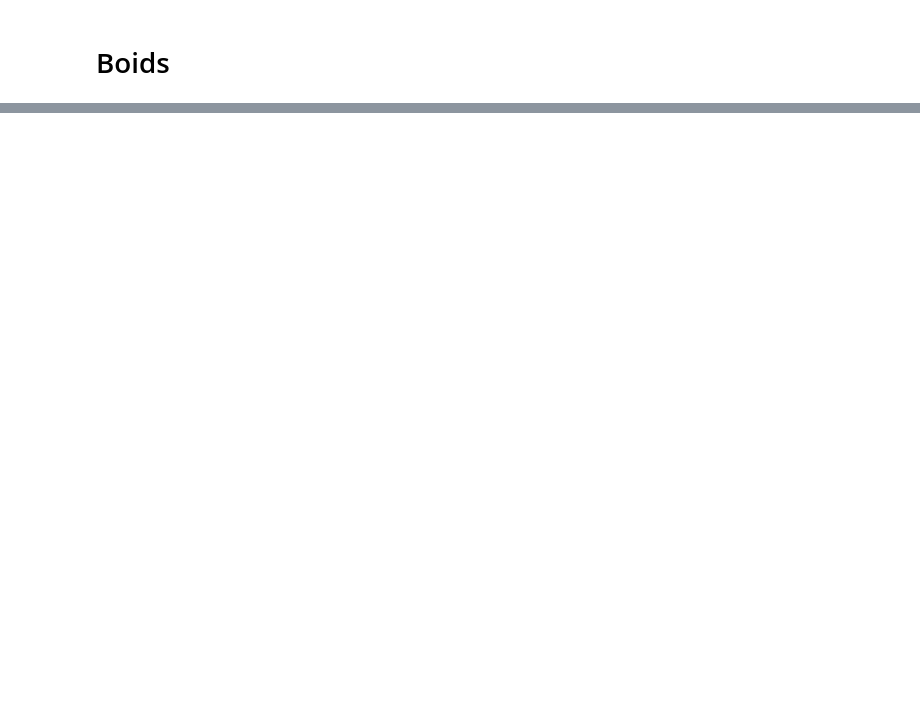
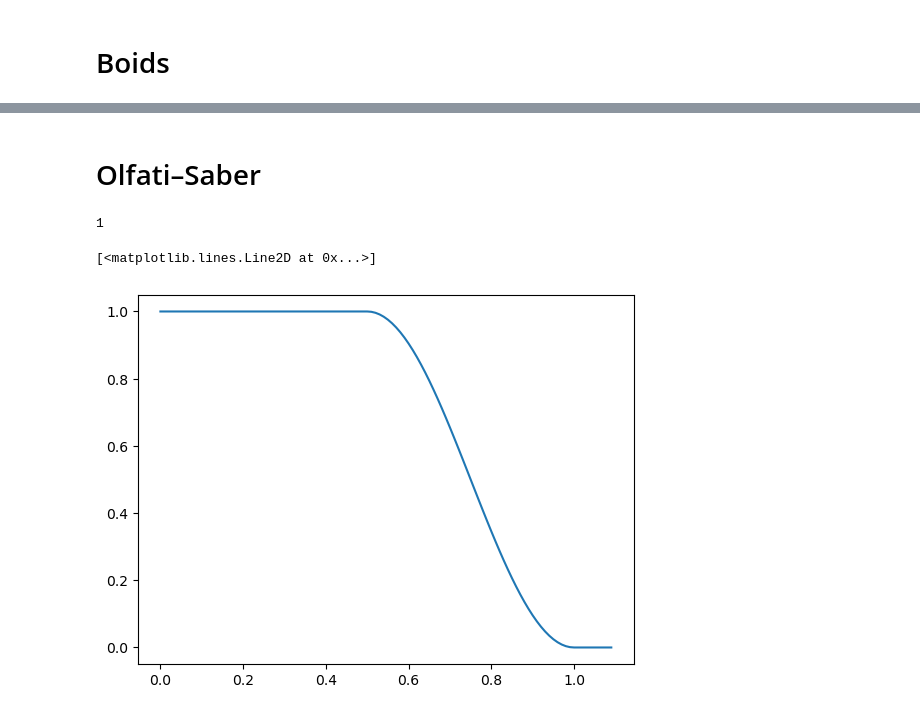
Before and after one commit to valentine-alia/MAE-6870, a Jupyter notebook: hw3/hw3_code_2.ipynb, the cells around one changed output, grey strips where cells are left out. Drawn from its saved outputs; the diff is of its cells as text; code cells hidden in the pictures; blank space fills up the shorter version.

```diff
--- a/hw3/hw3_code_2.ipynb
+++ b/hw3/hw3_code_2.ipynb
@@ -181,0 +135,44 @@ array([[ 0.09517252, -0.05454819, -0.20352011,  0.03484036, -0.02195295,
+# %% [markdown]
+# Olfati–Saber
+# %%
+epsilon = 0.01
+def signorm(z,epsilon = 0.01):
+    return (np.sqrt(1+epsilon*np.linalg.norm(z))-1)/epsilon
+
+h = 0.5
+def bump(s,h=0.5):
+    if 0 <= s and s <= h:
+        return 1
+    elif h<= s and s<= 1:
+        return 1/2*(1 + np.cos(np.pi * (s-h)/(1-h)))
+    else:
+        return 0
+
+def get_adjacency_2(p):
+    A = np.zeros((N, N))
+    for j in range(N):
+        for i in range(j):
+            A[i,j] = bump(np.linalg.norm(p[i]-p[j])/R)
+    A += A.T
+    return A
+
+def sigma1(z):
+    return z/(np.sqrt(1+z*z))
+
+def phi(z,a=0.1,b=0.5):
+    c = abs(a-b)/np.sqrt(4*a*b)
+    return 0.5*((a+b)*sigma1(z+c)+(a-b))
+
+def phi_alpha(z,d = 0.01):
+    z1 = bump(z/R)
+    z2 = phi(z-d)
+    return z1*z2
+
+def gradz(pi,pj):
+    return (pi-pj)/(np.sqrt(1 + epsilon*np.linalg.norm(pi-pj)**2))
+
+def get_u_int(p,v,A):
+    u_int = np.zeros((N, 2))
+    for i in range(N):
+        u_int[i] = np.sum(np.array([A[i,j]*phi_alpha(signorm(p[i]-p[j]))*gradz(p[i],p[j]) for j in range(N)]))
+    return u_int
@@ -181,0 +226,10 @@ array([[ 0.09517252, -0.05454819, -0.20352011,  0.03484036, -0.02195295,
+# %%
+bump(0.2)
+# %% [output]
+1
+# %%
+x = np.arange(0,1.1,0.01)
+plt.plot(x,[bump(a) for a in x])
+# %% [output]
+[<matplotlib.lines.Line2D at 0x...>]
+[figure, added]
```
Also changed, not shown: parts of 9 cells of this notebook.
